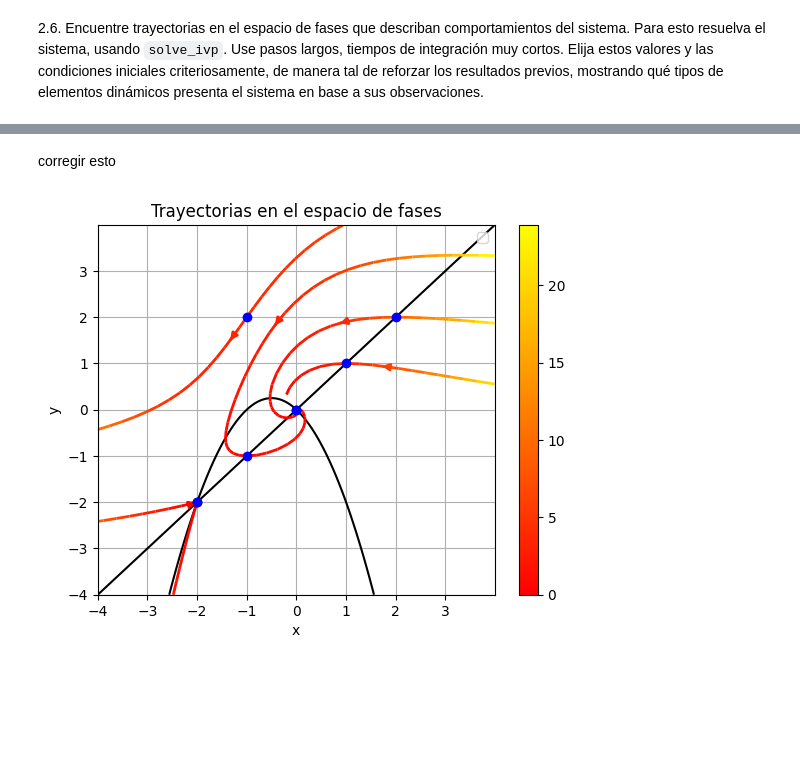
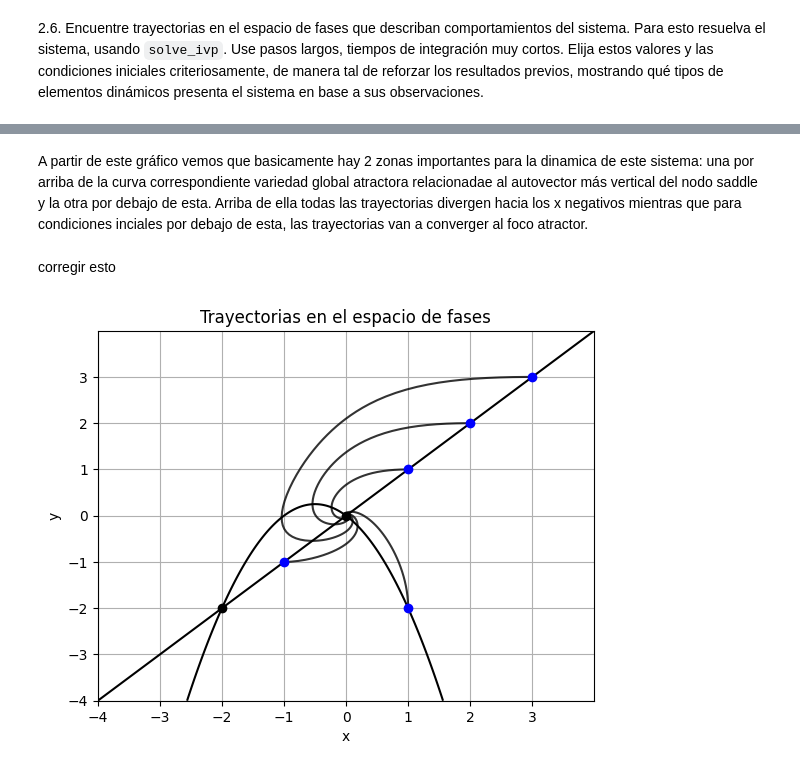
Before and after one commit to lmendezayl/modelado-continuo, a Jupyter notebook: trabajos-practicos/TP1IMC2025_MENDEZ_STANGALINI_DRELEWICZ.ipynb, the cells around one changed output, grey strips where cells are left out. Saved outputs shown, nothing was run; the diff lists cells and outputs as text; code cells hidden in the pictures; blank space fills up the shorter version.

```diff
--- a/trabajos-practicos/TP1IMC2025_MENDEZ_STANGALINI_DRELEWICZ.ipynb
+++ b/trabajos-practicos/TP1IMC2025_MENDEZ_STANGALINI_DRELEWICZ.ipynb
@@ -159,4 +184,14 @@ plt.show()
 # %% [markdown]
 
 1.5. Considerando que las bifurcaciones separan regiones que definen comportamientos del sistema cualitativamente distintos. Para c=10, elija un valor de $\rho$ dentro de cada una de esas regiones como caso representativo de la dinámica asociada. Tengan en cuenta que no es necesario que busquen exactamente dónde están las bifurcaciones, con elegir valores de $\rho$ que me caractericen cada región y su dinámica ya es suficiente. Para cada uno de estos valores de $\rho$, estudie distintas soluciones del sistema, obtenidas de integrar con el método de Euler, para distintos valores iniciales. Cómo interpreta las trayectorias encontradas y cómo las relaciona con los resultados previos?
+# %%
+# Método de Euler
+def odeEuler(f, x0, t_span, args=(), dt=0.1):
+    t0, tf = t_span[0], t_span[1]
+    t = np.arange(t0, tf+dt, step=dt)
+    x = np.zeros_like(t)
+    x[0] = x0
+    for i in range(len(t)-1):
+        x[i+1] = x[i] + dt*f(x[i], *args)
+    return t, x
 # %%
@@ -229,7 +262,7 @@ $$
 
 2.1. Defina el sistema con una función de Python.
 # %%
-def f(t, z):
+def F(t, z):
     x, y = z
     return [-x - x**2 - y, x - y] # [dx, dy]
 # %% [markdown]
@@ -393,32 +502,39 @@ Notar que a más cerca estan de los puntos fijos, la velocidad es menor.
+# %% [markdown]
+A partir de este gráfico vemos que basicamente hay 2 zonas importantes para la dinamica de este sistema: una por arriba de la curva correspondiente variedad global atractora relacionadae al autovector más vertical del nodo saddle y la otra por debajo de esta. Arriba de ella todas las trayectorias divergen hacia los x negativos mientras que para condiciones inciales por debajo de esta, las trayectorias van a converger al foco atractor.
 # %% [markdown]
 corregir esto
 # %%
 from scipy.integrate import solve_ivp
-w=4
 # Definimos el rango de tiempo para la integración
-t_span = np.arange(0, 0.5, 0.25)  # Integramos de t=0 a t=10
+
+dt = 0.01
+t_span = (0, 5)  # Integramos de t=0 a t=10
+t = np.arange(t_span[0], t_span[1]+dt, step=dt)
+
+X, Y = np.meshgrid(np.arange(-4, 4, .01), np.arange(-4, 4, .01))
+DFx, DFy = F(0, [X, Y]) # t=0
 
 # Graficamos las nulclinas nuevamente como referencia
-plt.contour(x, y, DFx, levels=[0], colors=['black'])
-plt.contour(x, y, DFy, levels=[0], colors=['black'])
+plt.contour(X, Y, DFx, levels=[0], colors=['black'])
+plt.contour(X, Y, DFy, levels=[0], colors=['black'])
 
 # Graficamos los puntos fijos
-ci = np.array([[-2, -1, 0, 1, 2, -1], [-2, -1,  0, 1, 2, 2]])
-for cii in zip(ci):
-    pass
-    #terminar este for loop
-plt.colorbar(strm.lines)
+ci = [(-1, -1), (1, 1), (2, 2), (3, 3), (1, -2)]
+for z0 in ci:
+    sol = solve_ivp(F, t_span, z0, atol=1e-9, rtol=1e-8, max_step=0.1)
+    plt.plot(sol.y[0], sol.y[1], 'k', alpha=0.8)
+    plt.plot(z0[0], z0[1], 'bo')
+
+
 plt.plot(0,0, marker='o', color="black")
 plt.plot(-2,-2, marker='o', color="black")
-plt.plot(ci[0], ci[1], 'bo')
 plt.xlabel("x")
 plt.ylabel("y")
 plt.title("Trayectorias en el espacio de fases")
-plt.legend()
 plt.grid()
 plt.show()
 # %% [output]
-[figure, old version]
+[figure, new version]
 # %% [markdown]
 ---
 # Ejercicio 3
```
Also changed, not shown: parts of 42 cells of this notebook.
